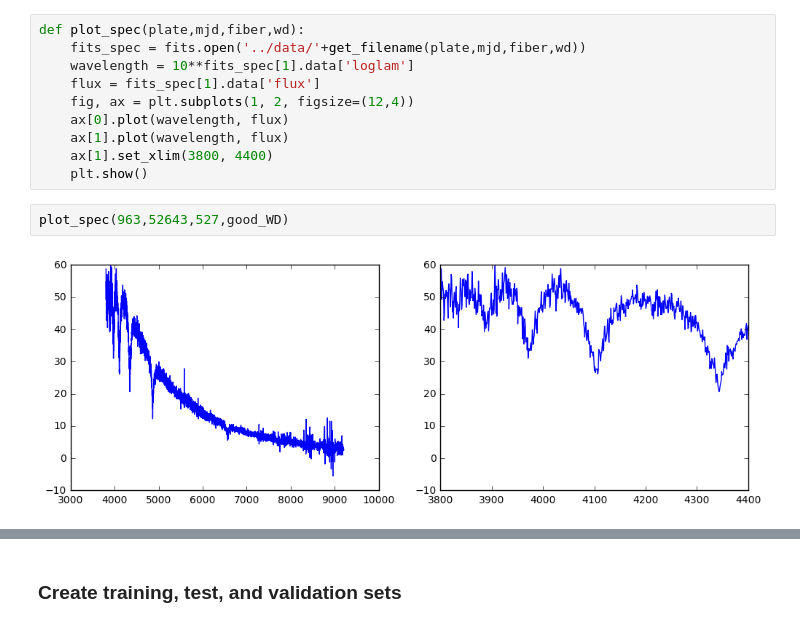
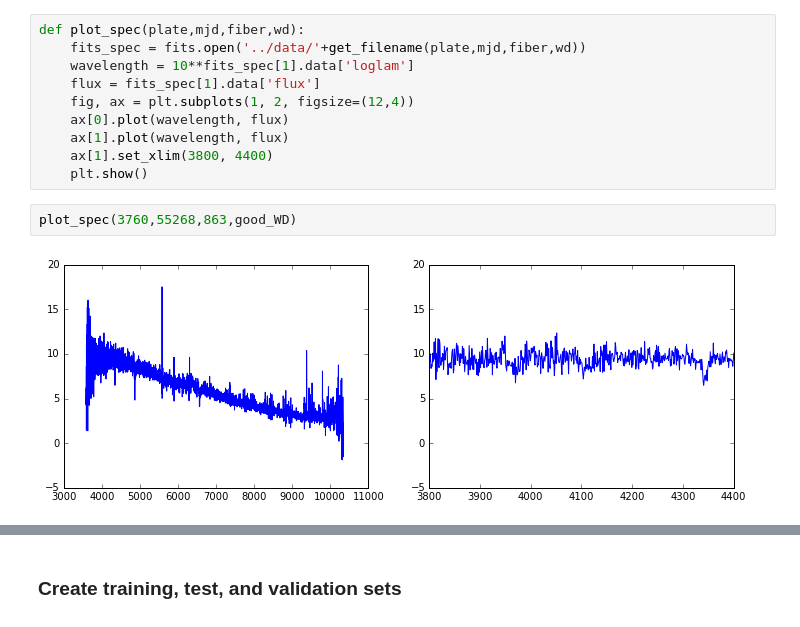
Before and after one commit to astrophysically/WDSpectralFitting, a Jupyter notebook: notebooks/WD Spectra.ipynb, the cells around one changed output, grey strips where cells are left out. Drawn from its saved outputs; the diff is of its cells as text.

```diff
--- a/notebooks/WD Spectra.ipynb
+++ b/notebooks/WD Spectra.ipynb
@@ -503,7 +504,7 @@ def plot_spec(plate,mjd,fiber,wd):
     ax[1].plot(wavelength, flux)
     ax[1].set_xlim(3800, 4400)
     plt.show()
-# %%
-plot_spec(963,52643,527,good_WD)
-# %% [output]
-[figure, removed]
+# %%
+plot_spec(3760,55268,863,good_WD)
+# %% [output]
+[figure, added]
```
Also changed, not shown: parts of 29 cells of this notebook.
